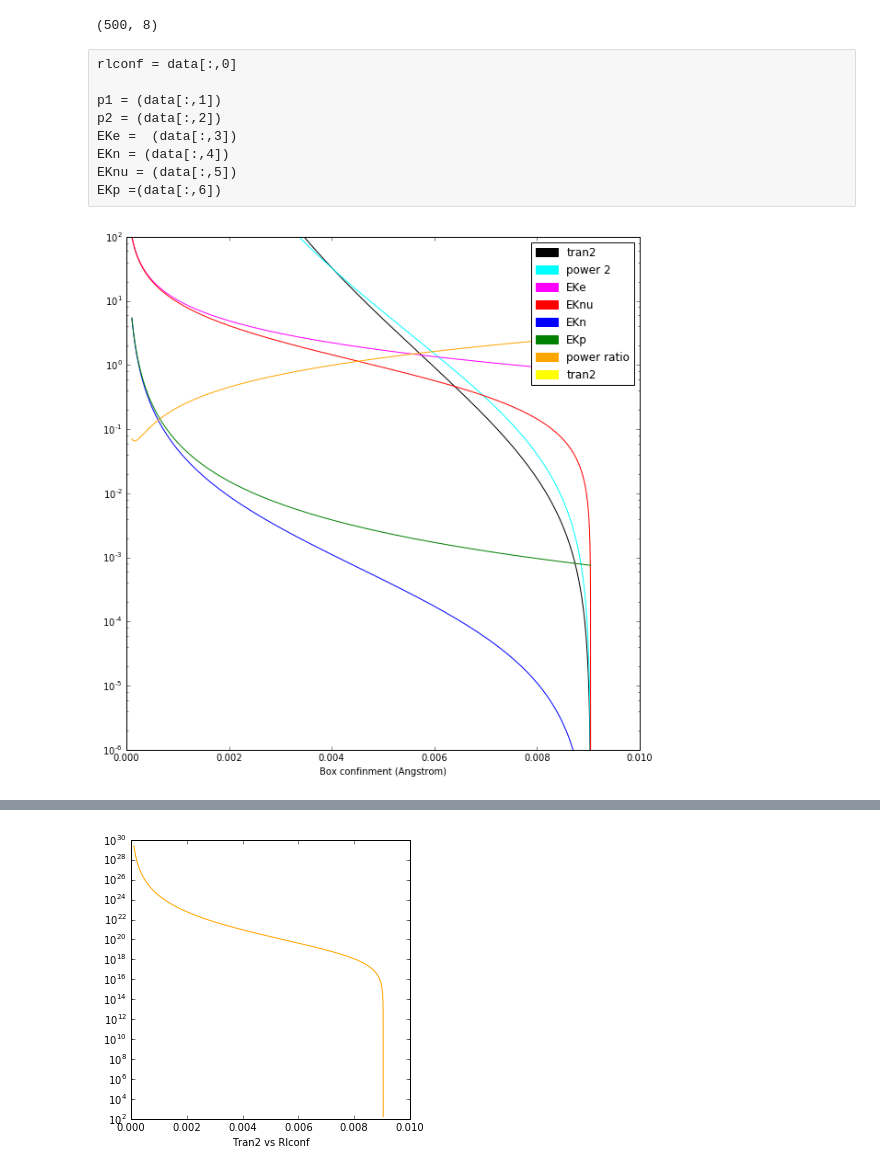
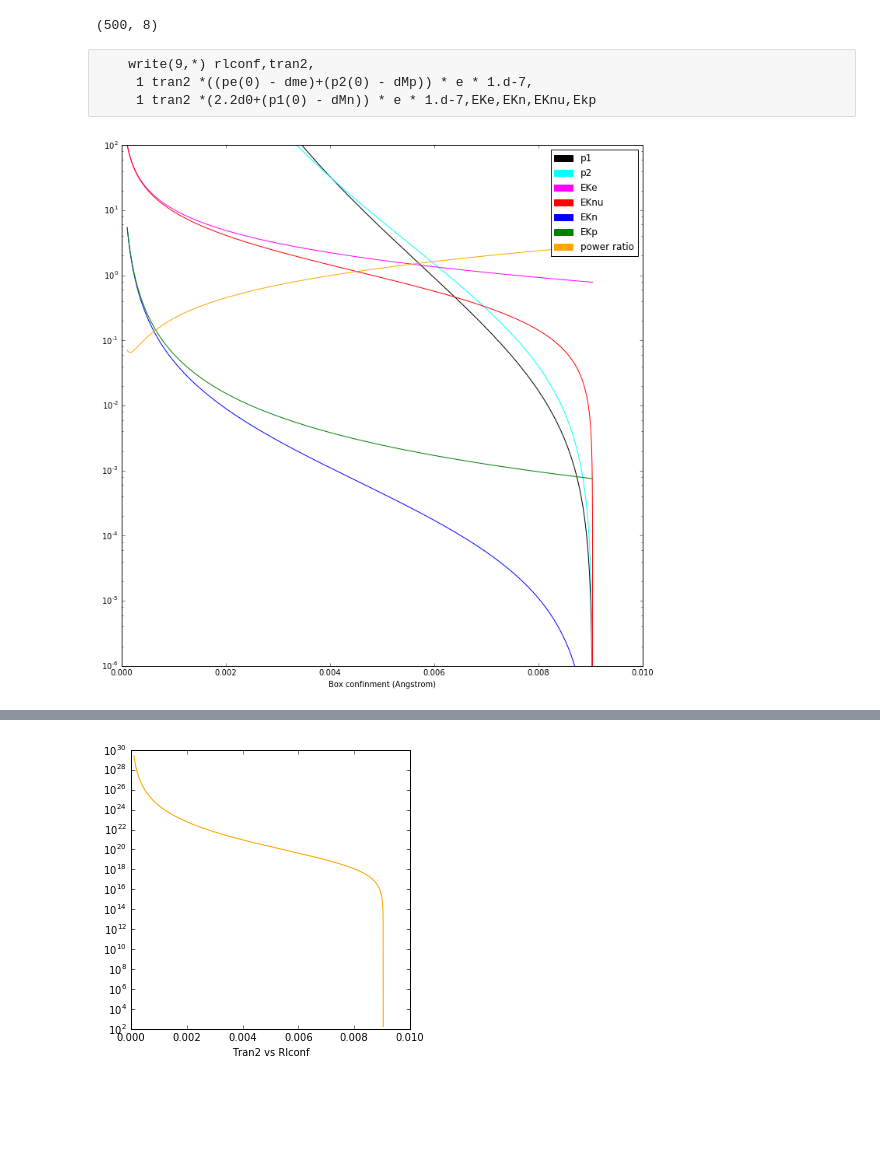
Before and after one commit to charlesmartin14/brillouin, a Jupyter notebook: plot.ipynb, the cells around one changed output, grey strips where cells are left out. Cells and saved outputs as stored; diff of their text form; code cells hidden in the pictures; blank space fills up the shorter version.

Commit message:
checked power calcs

```diff
--- a/plot.ipynb
+++ b/plot.ipynb
@@ -10,15 +10,10 @@ data = np.loadtxt('plot.dat')
 data.shape
 # %% [output]
 (500, 8)
-# %% [raw]
-rlconf = data[:,0]
-
-p1 = (data[:,1])
-p2 = (data[:,2])
-EKe =  (data[:,3])
-EKn = (data[:,4])
-EKnu = (data[:,5])
-EKp =(data[:,6])
+# %% [raw]
+    write(9,*) rlconf,tran2,
+     1 tran2 *((pe(0) - dme)+(p2(0) - dMp)) * e * 1.d-7,
+     1 tran2 *(2.2d0+(p1(0) - dMn)) * e * 1.d-7,EKe,EKn,EKnu,Ekp
 # %%
 rlconf = data[:,0]
 tran2 = (data[:,1])
@@ -33,32 +28,31 @@ power_ratio = p2/p1
 # %%
 plt.plot(rlconf, p1, color='black')
 plt.plot(rlconf, p2, color='cyan')
 plt.semilogy(rlconf, EKe , color='magenta')
 plt.semilogy(rlconf, EKnu, color='red' )
 plt.semilogy(rlconf, EKn, color='blue')
 plt.semilogy(rlconf, EKp, color='green')
 plt.semilogy(rlconf, power_ratio, color='orange')
-plt.semilogy(rlconf, tran2 , color='yellow')
+#plt.semilogy(rlconf, tran2 , color='yellow')
 
 
-patches = [mpatches.Patch(color='black', label='tran2'),
-           mpatches.Patch(color='cyan', label='power 2'),
+patches = [mpatches.Patch(color='black', label='p1'),
+           mpatches.Patch(color='cyan', label='p2'),
             mpatches.Patch(color='magenta', label='EKe'),
             mpatches.Patch(color='red', label='EKnu'),
             mpatches.Patch(color='blue', label='EKn'),
             mpatches.Patch(color='green', label='EKp'),
-            mpatches.Patch(color='orange', label='power ratio'),
-            mpatches.Patch(color='yellow', label='tran2'),
+            mpatches.Patch(color='orange', label='power ratio')
           ]
 plt.legend(handles=patches)
 
 plt.xlabel("Box confinment (Angstrom)")
 plt.ylim(ymin=0.000001)
 plt.ylim(ymax=100.0)
 
 
 from pylab import rcParams
-rcParams['figure.figsize'] = 10,10
+rcParams['figure.figsize'] = 14, 14
 plt.show()
 # %% [output]
-[figure, old version]
+[figure, new version]
```
Also changed, not shown: parts of 1 cell of this notebook, 2 other files.
